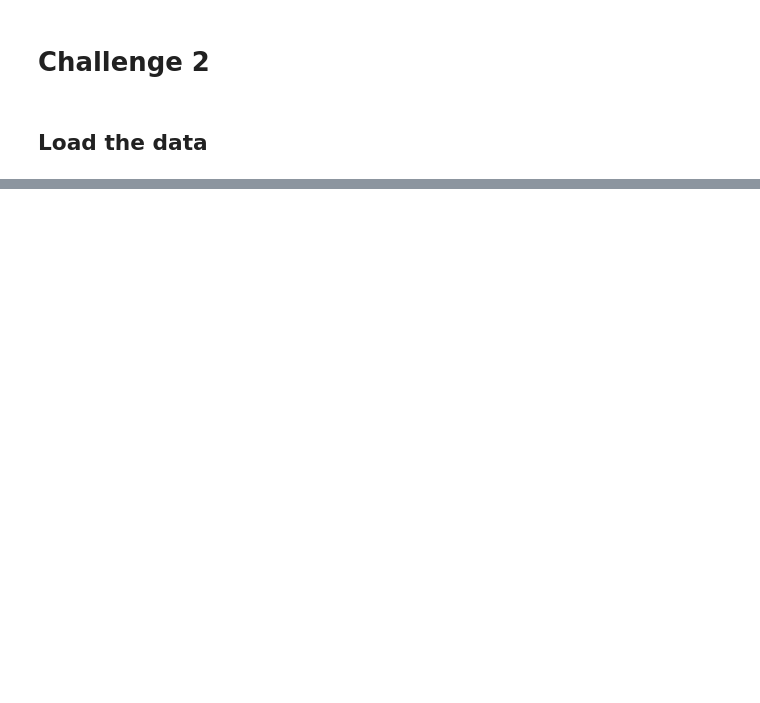
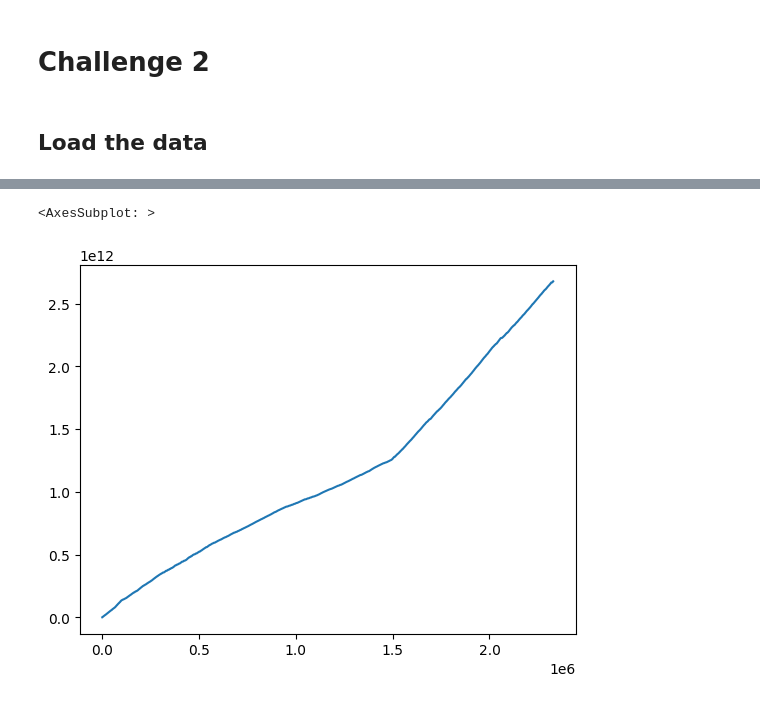
Before and after one commit to MaviVestini/DataCenters, a Jupyter notebook: Challenge2.ipynb, the cells around one changed output, grey strips where cells are left out. Saved outputs shown, nothing was run; the diff lists cells and outputs as text; code cells hidden in the pictures; blank space fills up the shorter version.

```diff
--- a/Challenge2.ipynb
+++ b/Challenge2.ipynb
@@ -26 +58,6 @@ display(data)
+# %%
+data['Arrival_Time'].plot()
+# %% [output]
+<AxesSubplot: >
+[figure, added]
 # %%
```
Also changed, not shown: parts of 14 cells of this notebook.
